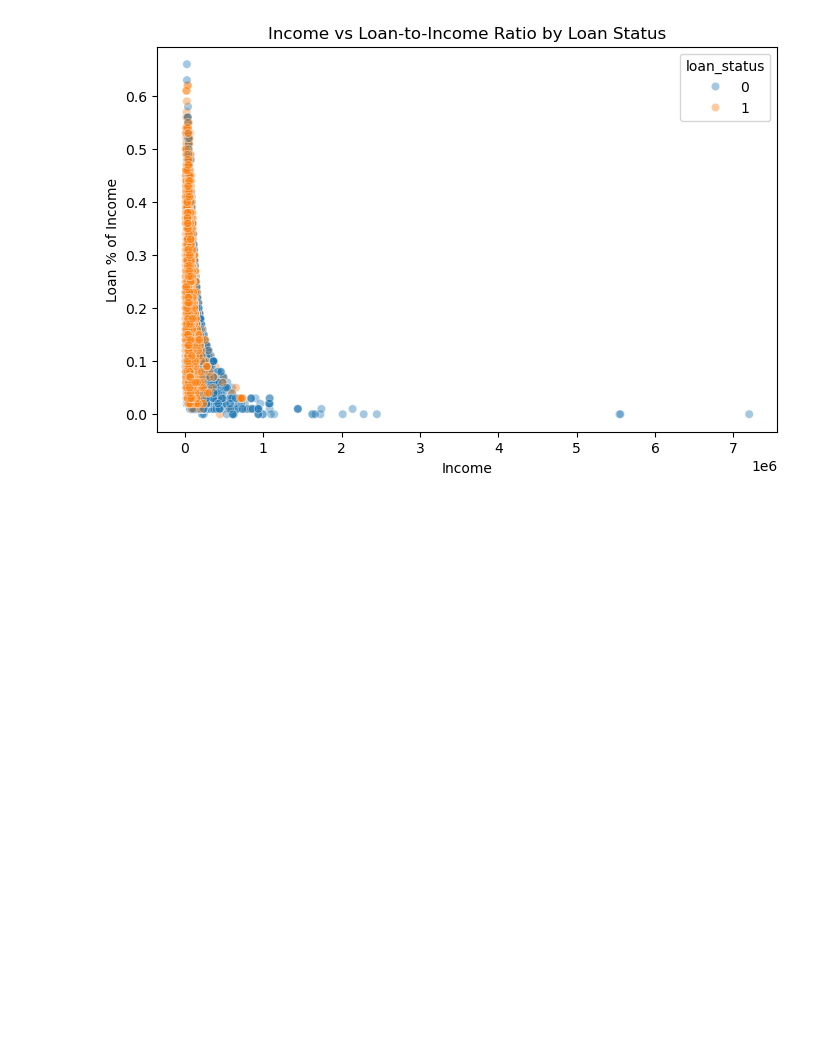
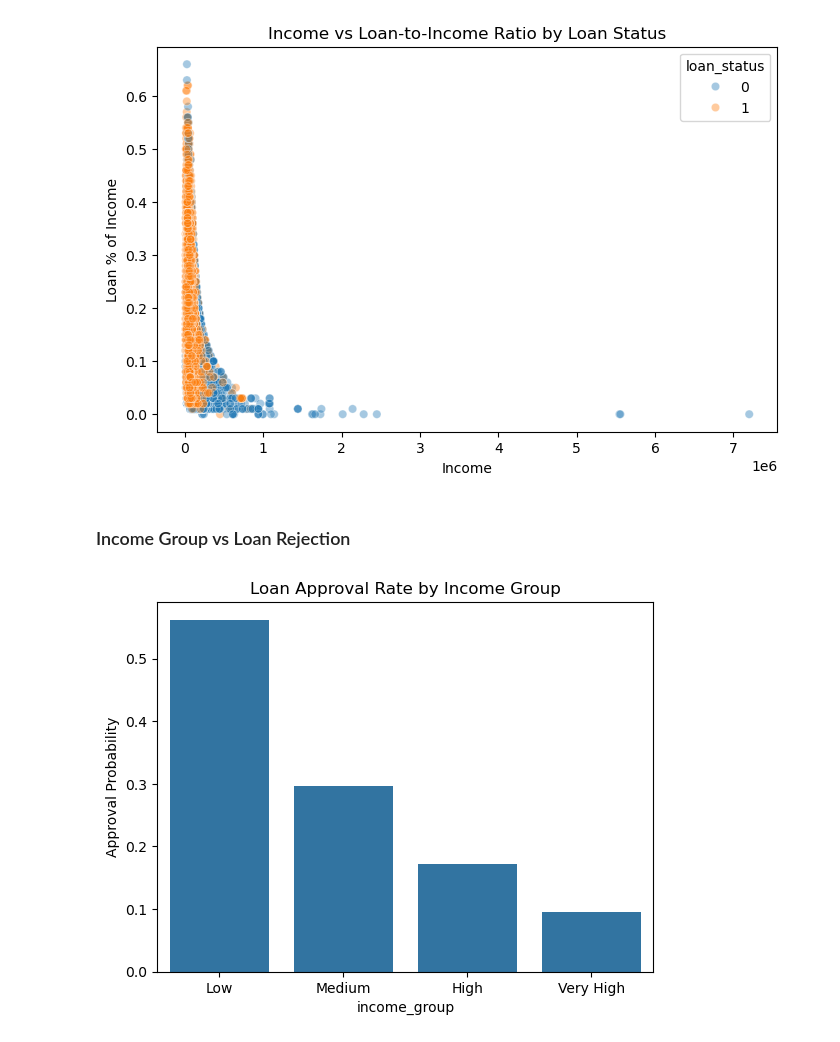
Before and after one commit to ShulimanHossain/Predictive-Analysis-of-Loan-Approval-Using-Data-Science-and-ML, a Jupyter notebook: loan.ipynb, the cells around one changed output. Cells and saved outputs as stored; diff of their text form; code cells hidden in the pictures; blank space fills up the shorter version.

Commit message:
Plotting

```diff
--- a/loan.ipynb
+++ b/loan.ipynb
@@ -206,3 +241,19 @@ plt.ylabel("Loan % of Income")
 plt.show()
 # %% [output]
 [figure]
+# %% [markdown]
+### Income Group vs Loan Rejection
+# %%
+df['income_group'] = pd.cut(
+    df['person_income'],
+    bins=[0, 30000, 60000, 100000, df['person_income'].max()],
+    labels=['Low', 'Medium', 'High', 'Very High']
+)
+income_loan = df.groupby('income_group')['loan_status'].mean().reset_index()
+
+sns.barplot(x='income_group', y='loan_status', data=income_loan)
+plt.title("Loan Approval Rate by Income Group")
+plt.ylabel("Approval Probability")
+plt.show()
+# %% [output]
+[figure, added]
```
Also changed, not shown: parts of 21 cells of this notebook, 5 other files.
